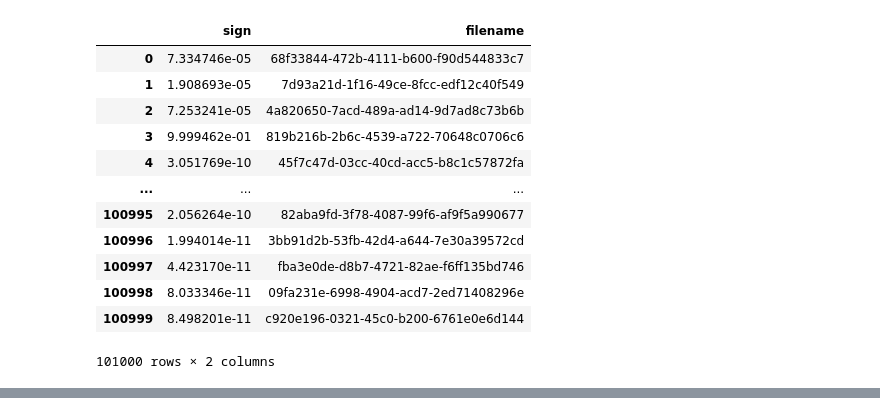
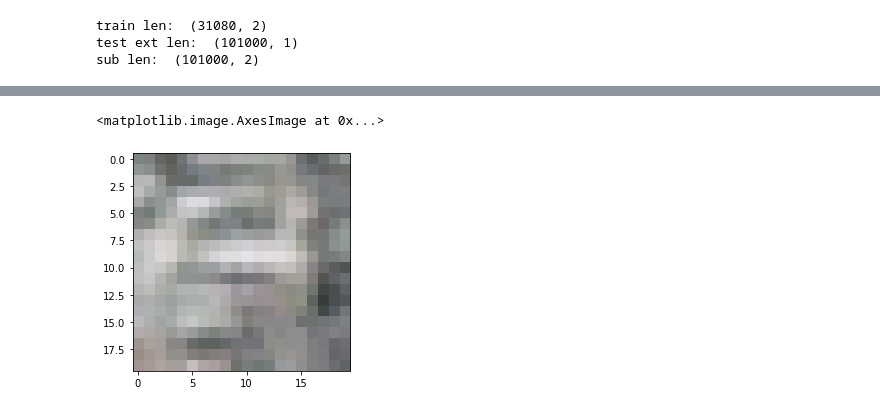
Before and after one commit to brut0/Leaders-of-Digital-2021-IT-Champ, a Jupyter notebook: Task 2 - lost airplanes/model.ipynb, the cells around one changed output, grey strips where cells are left out. Saved outputs shown, nothing was run; the diff lists cells and outputs as text; code cells hidden in the pictures.

Commit message:
Update model.ipynb
First it was wrong solution with preparing submission

```diff
--- a/Task 2 - lost airplanes/model.ipynb
+++ b/Task 2 - lost airplanes/model.ipynb
@@ -40,17 +0,0 @@ df_full = df_2
-# %%
-df_full[1000:] = df_1[1000:]
-df_full
-# %% [output]
-|  | sign | filename |
-| 0 | 7.334746e-05 | 68f33844-472b-4111-b600-f90d544833c7 |
-| 1 | 1.908693e-05 | 7d93a21d-1f16-49ce-8fcc-edf12c40f549 |
-| 2 | 7.253241e-05 | 4a820650-7acd-489a-ad14-9d7ad8c73b6b |
-| 3 | 9.999462e-01 | 819b216b-2b6c-4539-a722-70648c0706c6 |
-| 4 | 3.051769e-10 | 45f7c47d-03cc-40cd-acc5-b8c1c57872fa |
-| ... | ... | ... |
-| 100995 | 2.056264e-10 | 82aba9fd-3f78-4087-99f6-af9f5a990677 |
-| 100996 | 1.994014e-11 | 3bb91d2b-53fb-42d4-a644-7e30a39572cd |
-| 100997 | 4.423170e-11 | fba3e0de-d8b7-4721-82ae-f6ff135bd746 |
-| 100998 | 8.033346e-11 | 09fa231e-6998-4904-acd7-2ed71408296e |
-| 100999 | 8.498201e-11 | c920e196-0321-45c0-b200-6761e0e6d144 |
-101000 rows × 2 columns
@@ -56,0 +18,17 @@ df_full
+# %%
+path = '/home/brut0/Projects/Leaders of Digital 2021/Task 2 - lost airplanes/'
+labels_train = pd.read_csv(path+'train.csv')
+labels_test = pd.read_csv(path+'test_extended.csv')
+submission = pd.read_csv(path+'sample_submission_extended.csv')
+# %%
+print('train len: ', labels_train.shape)
+print('test ext len: ', labels_test.shape)
+print('sub len: ', submission.shape)
+# %% [output]
+train len:  (31080, 2)
+test ext len:  (101000, 1)
+sub len:  (101000, 2)
+# %%
+%%time
+plt.imshow(load_img(path+'avia-test-extended/'+labels_test['filename'][0]+'.png'))
+# %% [output]
@@ -56,0 +37,2 @@ df_full
+<matplotlib.image.AxesImage at 0x...>
+[figure, added]
```
Also changed, not shown: parts of 34 cells of this notebook.
